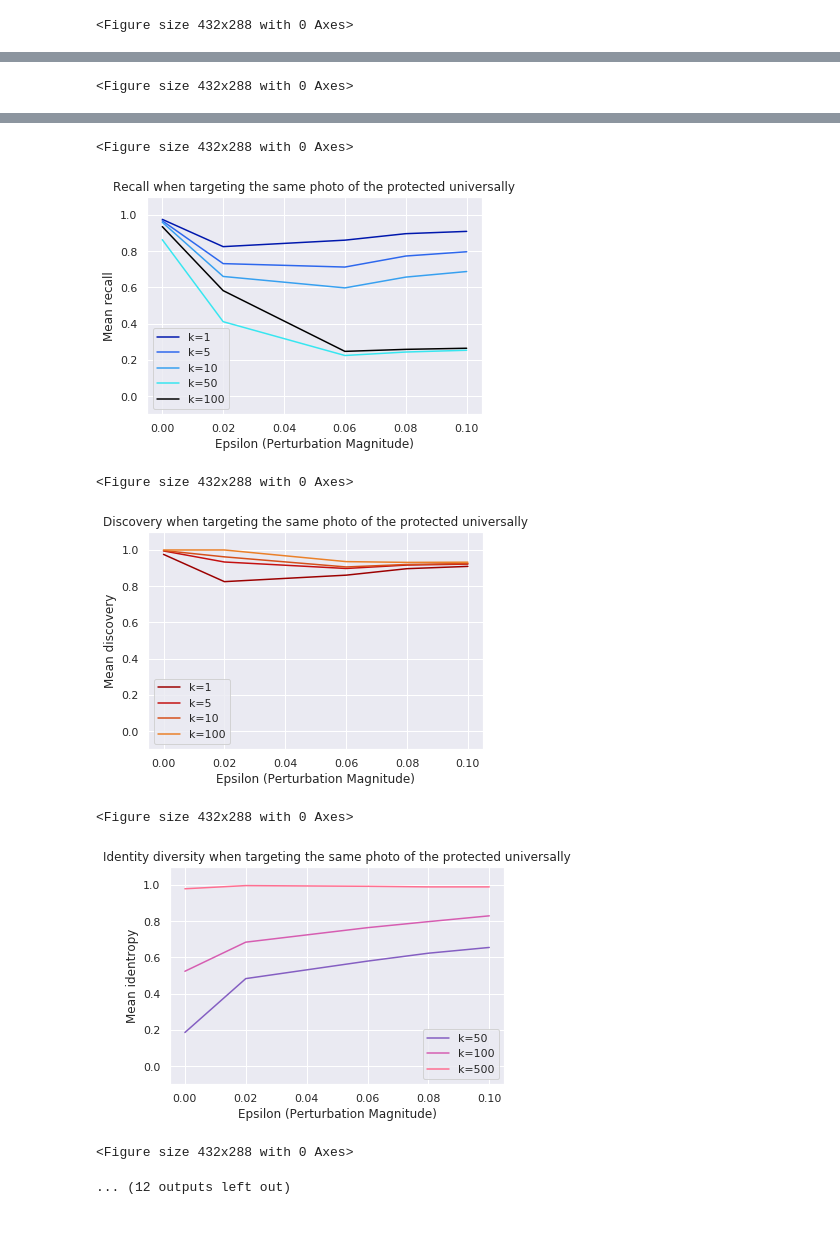
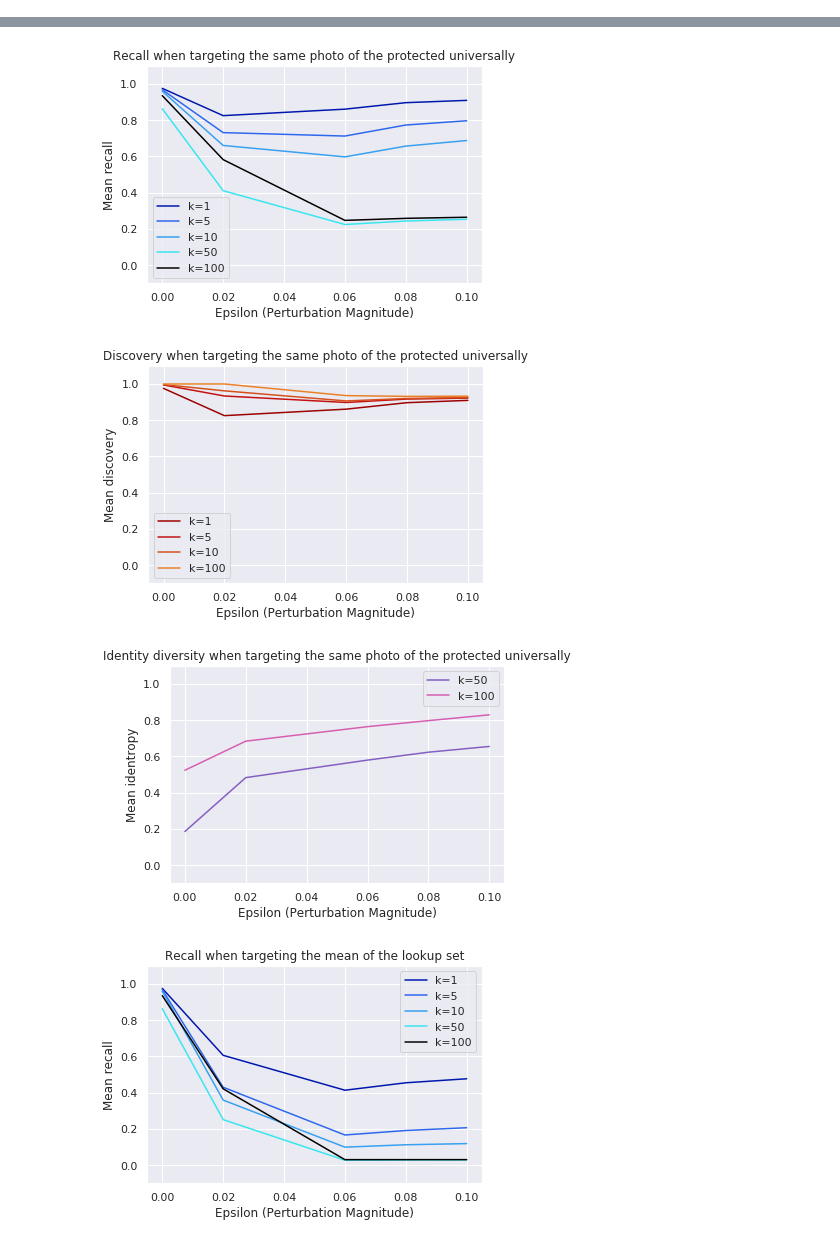
Before and after one commit to psturmfels/adversarial_faces, a Jupyter notebook: notebooks/plot_all.ipynb, the cells around one changed output, grey strips where cells are left out. Drawn from its saved outputs; the diff is of its cells as text; code cells hidden in the pictures.

```diff
--- a/notebooks/plot_all.ipynb
+++ b/notebooks/plot_all.ipynb
@@ -16,7 +16,7 @@ seaborn.set()
 mode2ks = {
     "recall": [1, 5, 10, 50, 100],
     "discovery": [1, 5, 10, 100],
-    "identropy": [50, 100, 500],
+    "identropy": [50, 100],
 }
 mode2colors = {
     "recall": ['#0017ad', '#2d67ed', '#37a0f0', '#37e6f0','#000000'],
@@ -62,6 +62,4 @@ for attack_name in [
         )
 # %% [output]
 [figure]
-<Figure size 432x288 with 0 Axes>
 [figure]
-<Figure size 432x288 with 0 Axes>
@@ -69,8 +67,4 @@ for attack_name in [
-<Figure size 432x288 with 0 Axes>
 [figure]
-<Figure size 432x288 with 0 Axes>
 [figure]
-<Figure size 432x288 with 0 Axes>
-[figure, old version]
+[figure, new version]
-<Figure size 432x288 with 0 Axes>
-... (12 outputs left out)
+[figure, added]
```
Also changed, not shown: parts of 1 cell of this notebook, 2 other files.
